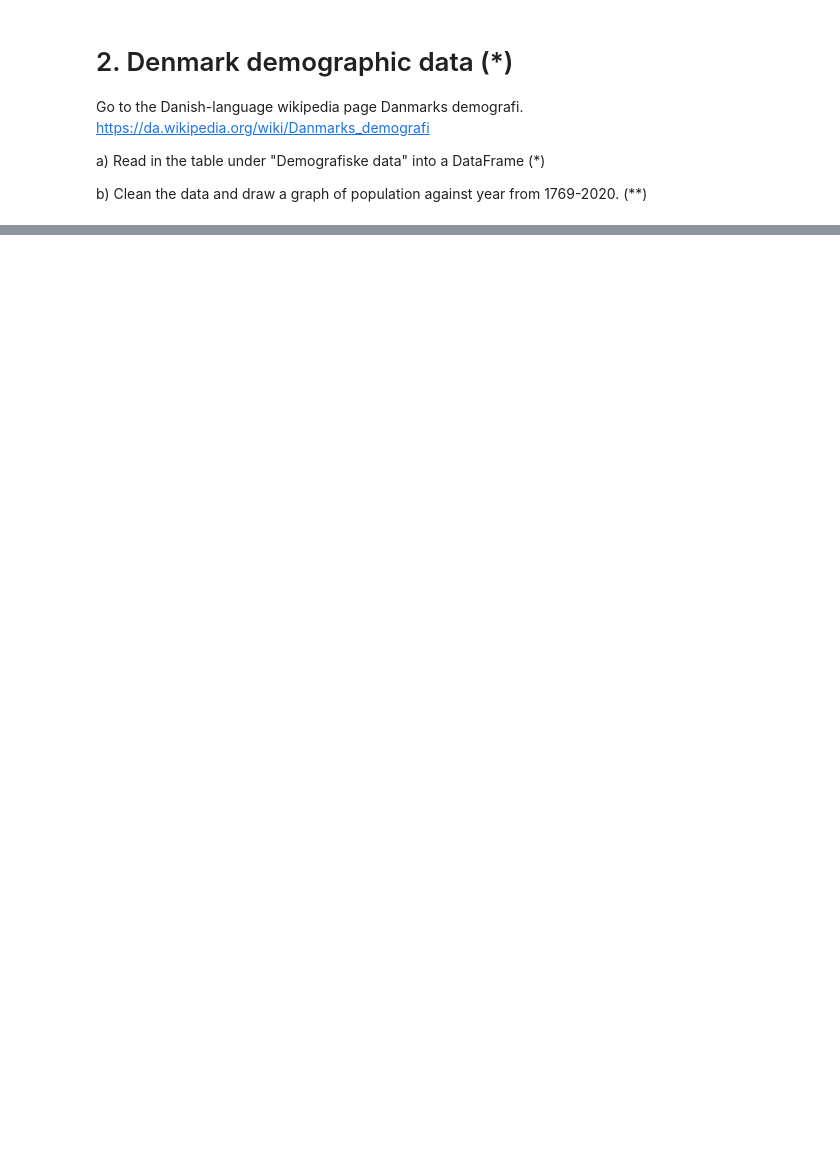
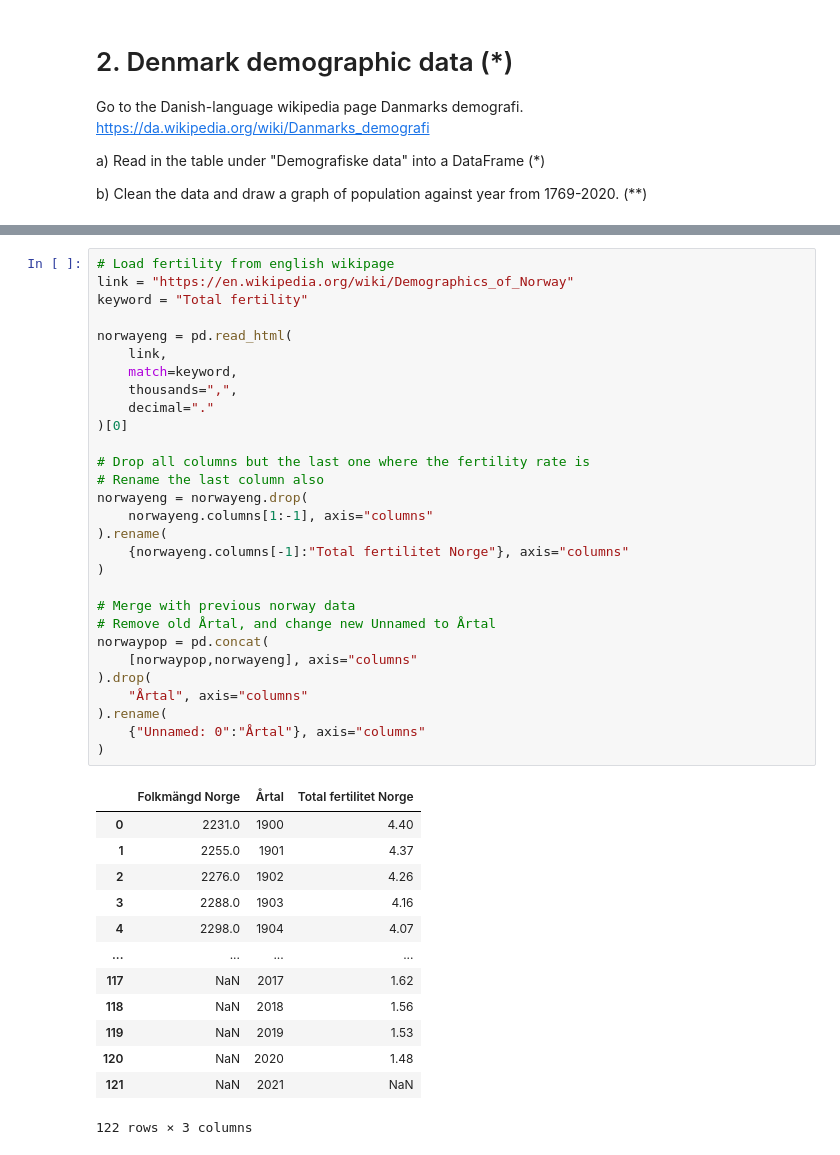
Before and after one commit to jwiegert/databehandling-joachim-wiegert, a Jupyter notebook: exercises/ex02_mergingdata.ipynb, the cells around one changed output, grey strips where cells are left out. Cells and saved outputs as stored; diff of their text form; blank space fills up the shorter version.

```diff
--- a/exercises/ex02_mergingdata.ipynb
+++ b/exercises/ex02_mergingdata.ipynb
@@ -178,0 +260,43 @@ Go to the Danish-language wikipedia page Danmarks demografi. https://da.wikipedi
+# %%
+# Load fertility from english wikipage
+link = "https://en.wikipedia.org/wiki/Demographics_of_Norway"
+keyword = "Total fertility"
+
+norwayeng = pd.read_html(
+    link,
+    match=keyword,
+    thousands=",",
+    decimal="."
+)[0]
+
+# Drop all columns but the last one where the fertility rate is
+# Rename the last column also
+norwayeng = norwayeng.drop(
+    norwayeng.columns[1:-1], axis="columns"
+).rename(
+    {norwayeng.columns[-1]:"Total fertilitet Norge"}, axis="columns"
+)
+
+# Merge with previous norway data
+# Remove old Årtal, and change new Unnamed to Årtal
+norwaypop = pd.concat(
+    [norwaypop,norwayeng], axis="columns"
+).drop(
+    "Årtal", axis="columns"
+).rename(
+    {"Unnamed: 0":"Årtal"}, axis="columns"
+)
+# %% [output]
+|  | Folkmängd Norge | Årtal | Total fertilitet Norge |
+| 0 | 2231.0 | 1900 | 4.40 |
+| 1 | 2255.0 | 1901 | 4.37 |
+| 2 | 2276.0 | 1902 | 4.26 |
+| 3 | 2288.0 | 1903 | 4.16 |
+| 4 | 2298.0 | 1904 | 4.07 |
+| ... | ... | ... | ... |
+| 117 | NaN | 2017 | 1.62 |
+| 118 | NaN | 2018 | 1.56 |
+| 119 | NaN | 2019 | 1.53 |
+| 120 | NaN | 2020 | 1.48 |
+| 121 | NaN | 2021 | NaN |
+122 rows × 3 columns
```
Also changed, not shown: parts of 15 cells of this notebook, 2 other files.
